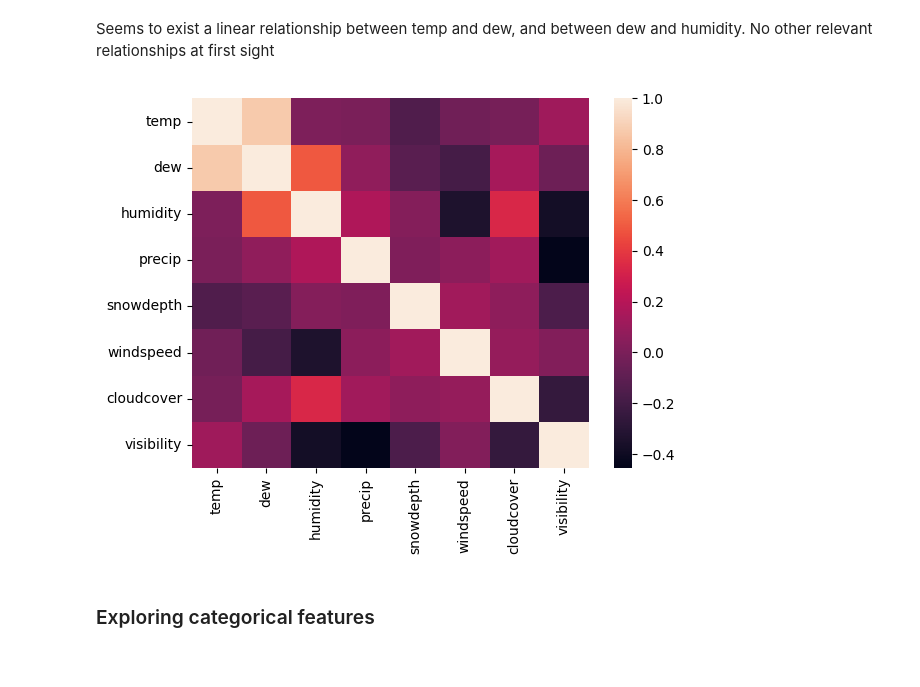
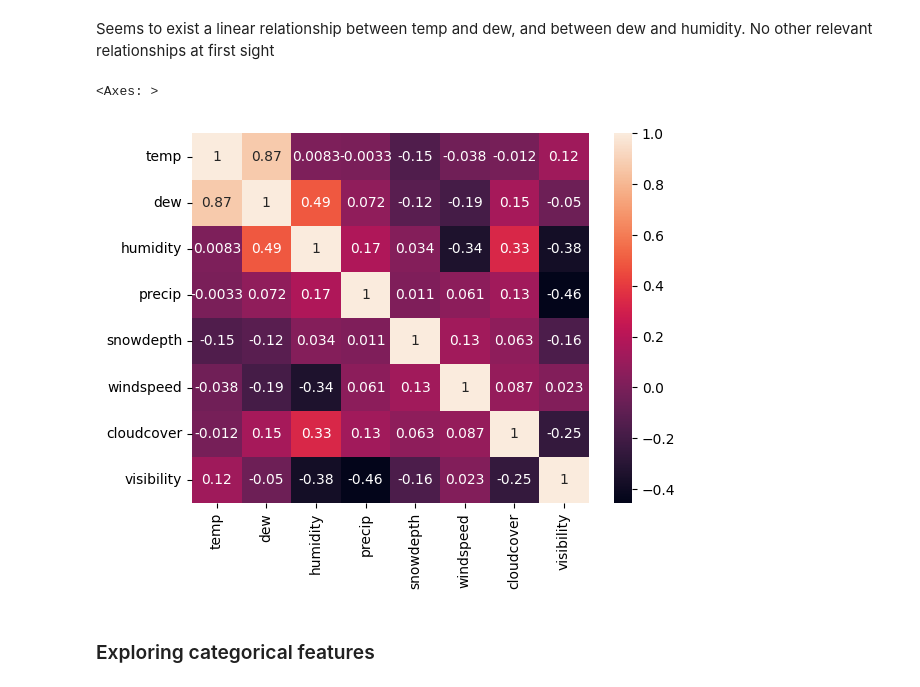
Before and after one commit to AlbertBS2/Predict-Bikes-Availability, a Jupyter notebook: data_analysis.ipynb, the cells around one changed output. Saved outputs shown, nothing was run; the diff lists cells and outputs as text; code cells hidden in the pictures.

```diff
--- a/data_analysis.ipynb
+++ b/data_analysis.ipynb
@@ -63,12 +63,15 @@ pd.plotting.scatter_matrix(X.drop(columns=cat_features));
 # %% [markdown]
 Seems to exist a linear relationship between temp and dew, and between dew and humidity. No other relevant relationships at first sight
 # %%
+# Plot correlation matrix to see correlation between features
 corr = X.drop(columns=cat_features).corr(numeric_only=True)
 sns.heatmap(corr,
         xticklabels=corr.columns,
-        yticklabels=corr.columns);
+        yticklabels=corr.columns,
+        annot=True)
 # %% [output]
+<Axes: >
-[figure, old version]
+[figure, new version]
 # %% [markdown]
 ### Exploring categorical features
 # %% [markdown]
```
Also changed, not shown: parts of 13 cells of this notebook, 2 other files.
